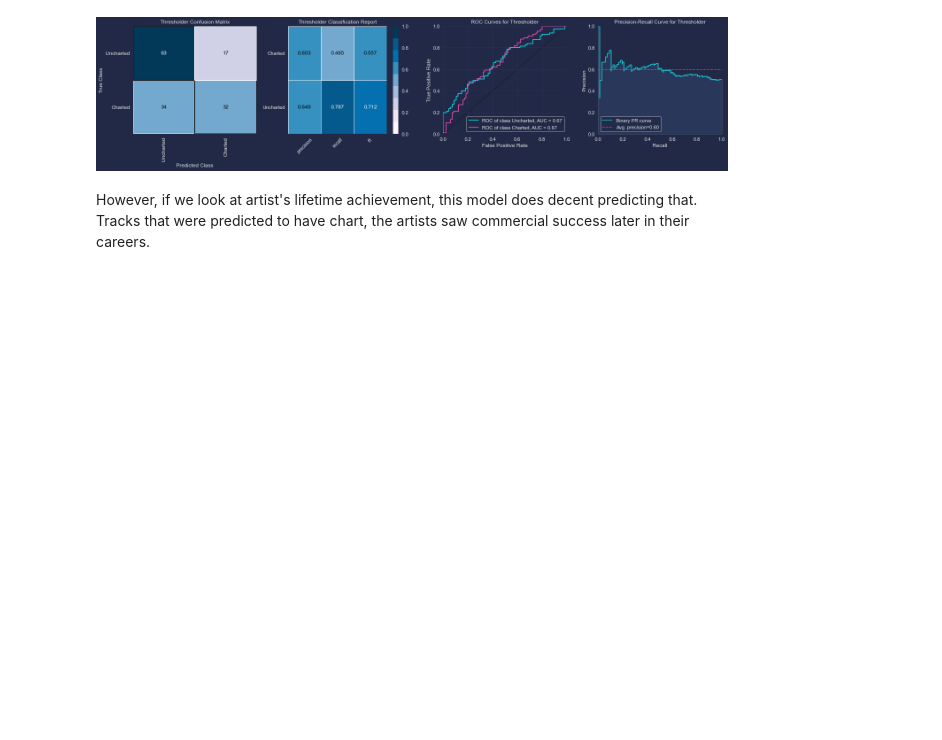
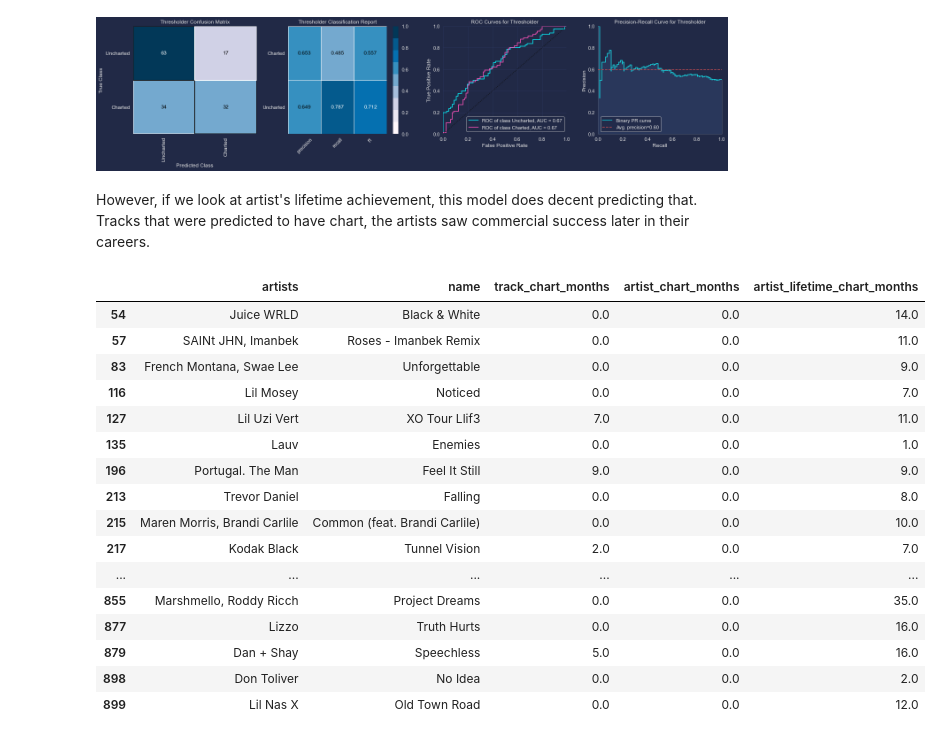
Before and after one commit to pezon/music-mining, a Jupyter notebook: notebooks/analysis/Model Selection.ipynb, the cells around one changed output. Saved outputs shown, nothing was run; the diff lists cells and outputs as text; code cells hidden in the pictures; blank space fills up the shorter version.

Commit message:
add printout of predicted tracks from 2017-2019

```diff
--- a/notebooks/analysis/Model Selection.ipynb
+++ b/notebooks/analysis/Model Selection.ipynb
@@ -1011,3 +1011,24 @@ plt.show()
 [figure]
 # %% [markdown]
 However, if we look at artist's lifetime achievement, this model does decent predicting that. Tracks that were predicted to have chart, the artists saw commercial success later in their careers.
+# %%
+tracks_new_artists_df["y_pred"] = tracks_new_artists_df["artist_lifetime_chart_months"] >= 1
+tracks_new_artists_df[tracks_new_artists_df["y_pred"] == 1][["artists", "name", "track_chart_months", "artist_chart_months", "artist_lifetime_chart_months"]].head(50)
+# %% [output]
+|  | artists | name | track_chart_months | artist_chart_months | artist_lifetime_chart_months |
+| 54 | Juice WRLD | Black & White | 0.0 | 0.0 | 14.0 |
+| 57 | SAINt JHN, Imanbek | Roses - Imanbek Remix | 0.0 | 0.0 | 11.0 |
+| 83 | French Montana, Swae Lee | Unforgettable | 0.0 | 0.0 | 9.0 |
+| 116 | Lil Mosey | Noticed | 0.0 | 0.0 | 7.0 |
+| 127 | Lil Uzi Vert | XO Tour Llif3 | 7.0 | 0.0 | 11.0 |
+| 135 | Lauv | Enemies | 0.0 | 0.0 | 1.0 |
+| 196 | Portugal. The Man | Feel It Still | 9.0 | 0.0 | 9.0 |
+| 213 | Trevor Daniel | Falling | 0.0 | 0.0 | 8.0 |
+| 215 | Maren Morris, Brandi Carlile | Common (feat. Brandi Carlile) | 0.0 | 0.0 | 10.0 |
+| 217 | Kodak Black | Tunnel Vision | 2.0 | 0.0 | 7.0 |
+| ... | ... | ... | ... | ... | ... |
+| 855 | Marshmello, Roddy Ricch | Project Dreams | 0.0 | 0.0 | 35.0 |
+| 877 | Lizzo | Truth Hurts | 0.0 | 0.0 | 16.0 |
+| 879 | Dan + Shay | Speechless | 5.0 | 0.0 | 16.0 |
+| 898 | Don Toliver | No Idea | 0.0 | 0.0 | 2.0 |
+| 899 | Lil Nas X | Old Town Road | 0.0 | 0.0 | 12.0 |
```
